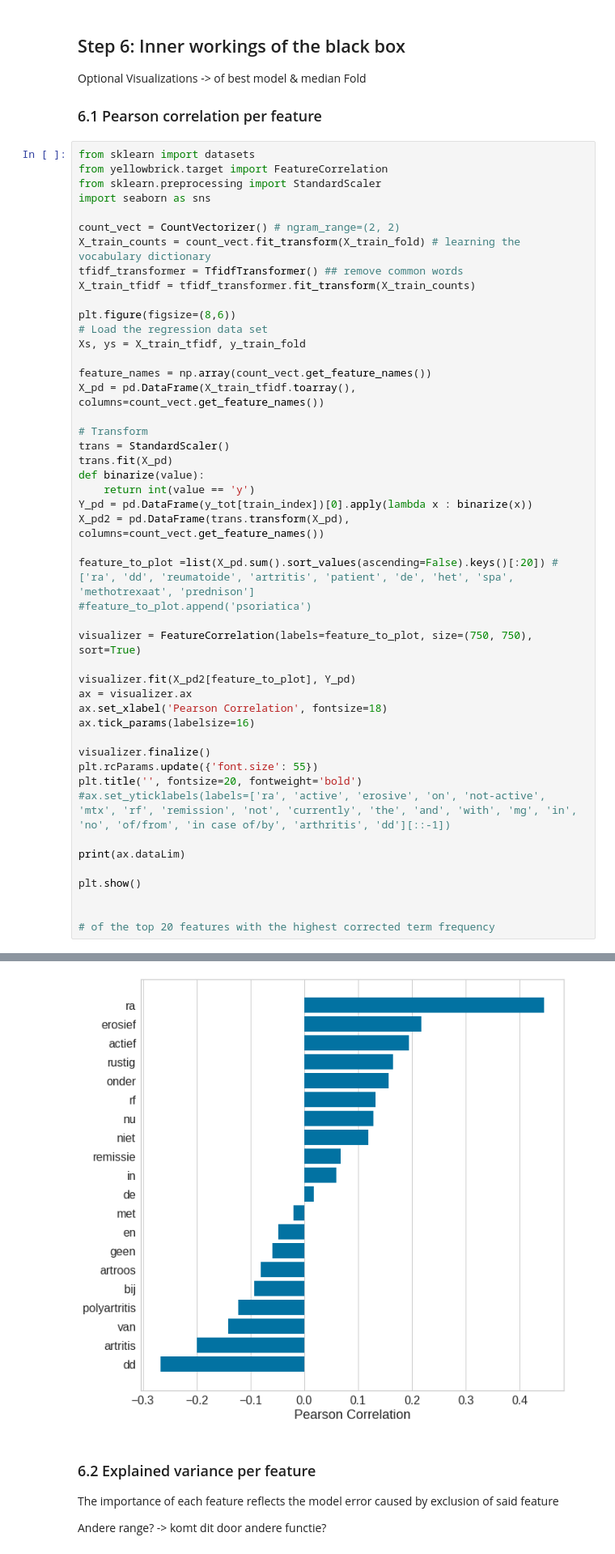
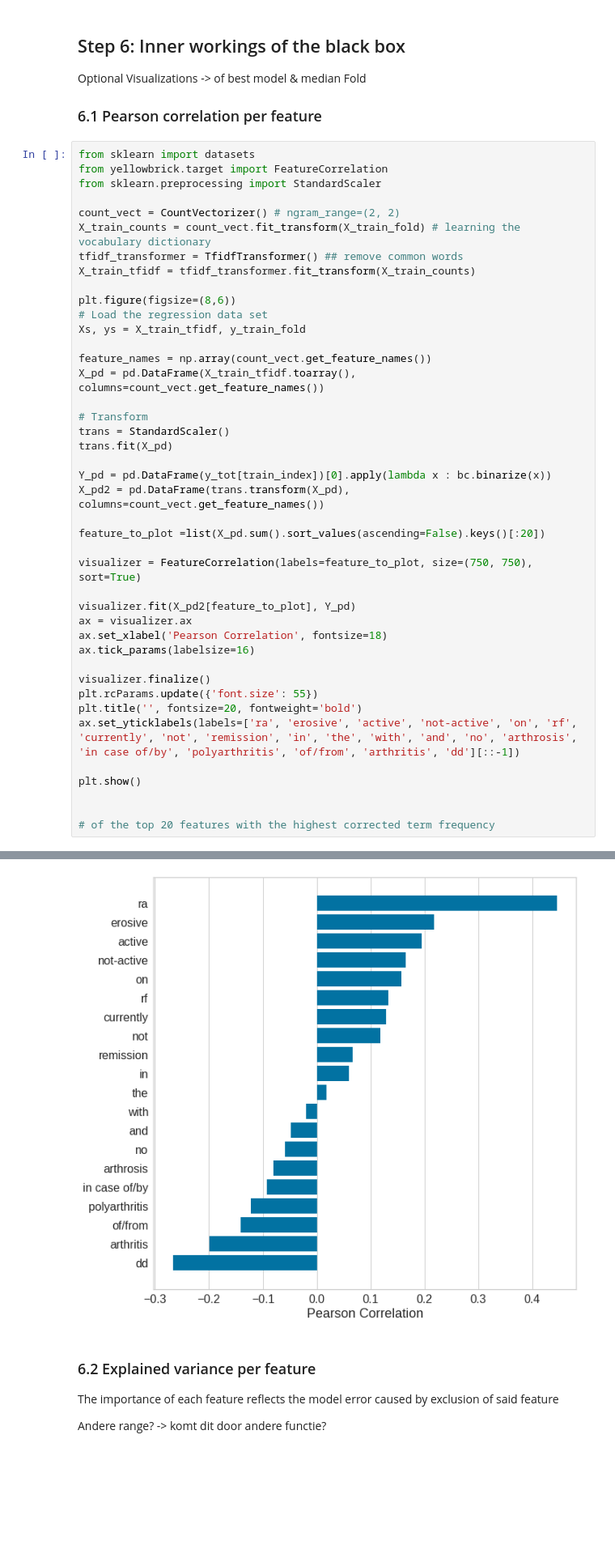
Before and after one commit to levrex/DiagnosisExtraction_ML, a Jupyter notebook: Notebook_Diagnosis_Extraction.ipynb, the cells around one changed output, grey strips where cells are left out. Shown at 81% size. Saved outputs shown, nothing was run; the diff lists cells and outputs as text; blank space fills up the shorter version.

```diff
--- a/Notebook_Diagnosis_Extraction.ipynb
+++ b/Notebook_Diagnosis_Extraction.ipynb
@@ -361,7 +365,6 @@ Optional Visualizations -> of best model & median Fold
 from sklearn import datasets
 from yellowbrick.target import FeatureCorrelation
 from sklearn.preprocessing import StandardScaler
-import seaborn as sns
 
 count_vect = CountVectorizer() # ngram_range=(2, 2)
 X_train_counts = count_vect.fit_transform(X_train_fold) # learning the vocabulary dictionary
@@ -378,13 +381,11 @@ X_pd = pd.DataFrame(X_train_tfidf.toarray(), columns=count_vect.get_feature_name
 # Transform
 trans = StandardScaler()
 trans.fit(X_pd)
-def binarize(value):
-    return int(value == 'y')
-Y_pd = pd.DataFrame(y_tot[train_index])[0].apply(lambda x : binarize(x))
+
+Y_pd = pd.DataFrame(y_tot[train_index])[0].apply(lambda x : bc.binarize(x))
 X_pd2 = pd.DataFrame(trans.transform(X_pd), columns=count_vect.get_feature_names())
 
-feature_to_plot =list(X_pd.sum().sort_values(ascending=False).keys()[:20]) #['ra', 'dd', 'reumatoide', 'artritis', 'patient', 'de', 'het', 'spa', 'methotrexaat', 'prednison']
-#feature_to_plot.append('psoriatica')
+feature_to_plot =list(X_pd.sum().sort_values(ascending=False).keys()[:20])
 
 visualizer = FeatureCorrelation(labels=feature_to_plot, size=(750, 750), sort=True)
 
@@ -396,9 +397,7 @@ ax.tick_params(labelsize=16)
 visualizer.finalize()
 plt.rcParams.update({'font.size': 55})
 plt.title('', fontsize=20, fontweight='bold')
-#ax.set_yticklabels(labels=['ra', 'active', 'erosive', 'on', 'not-active', 'mtx', 'rf', 'remission', 'not', 'currently', 'the', 'and', 'with', 'mg', 'in', 'no', 'of/from', 'in case of/by', 'arthritis', 'dd'][::-1])
-
-print(ax.dataLim)
+ax.set_yticklabels(labels=['ra', 'erosive', 'active', 'not-active', 'on', 'rf',  'currently', 'not', 'remission', 'in', 'the', 'with', 'and', 'no', 'arthrosis', 'in case of/by', 'polyarthritis', 'of/from', 'arthritis', 'dd'][::-1])
 
 plt.show()
 
@@ -409,4 +407,4 @@ Bbox(x0=-0.2673004956252613, y0=0.09999999999999998, x1=0.4459589635003584, y1=1
-[figure, old version]
+[figure, new version]
 # %% [markdown]
 ### 6.2 Explained variance per feature
 The importance of each feature reflects the model error caused by exclusion of said feature
```
Also changed, not shown: parts of 15 cells of this notebook, 12 other files.
